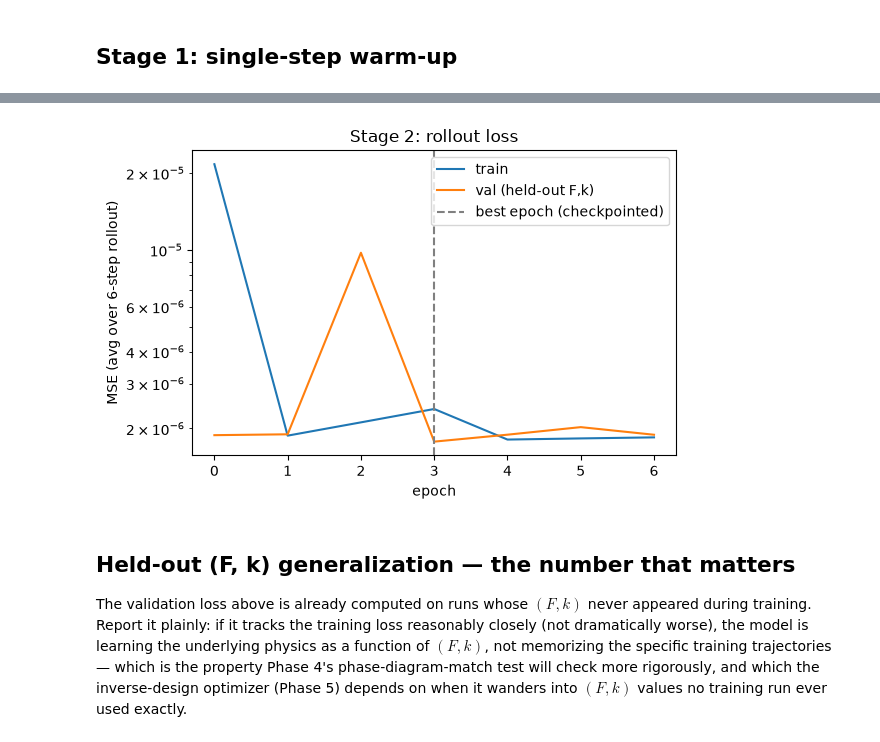
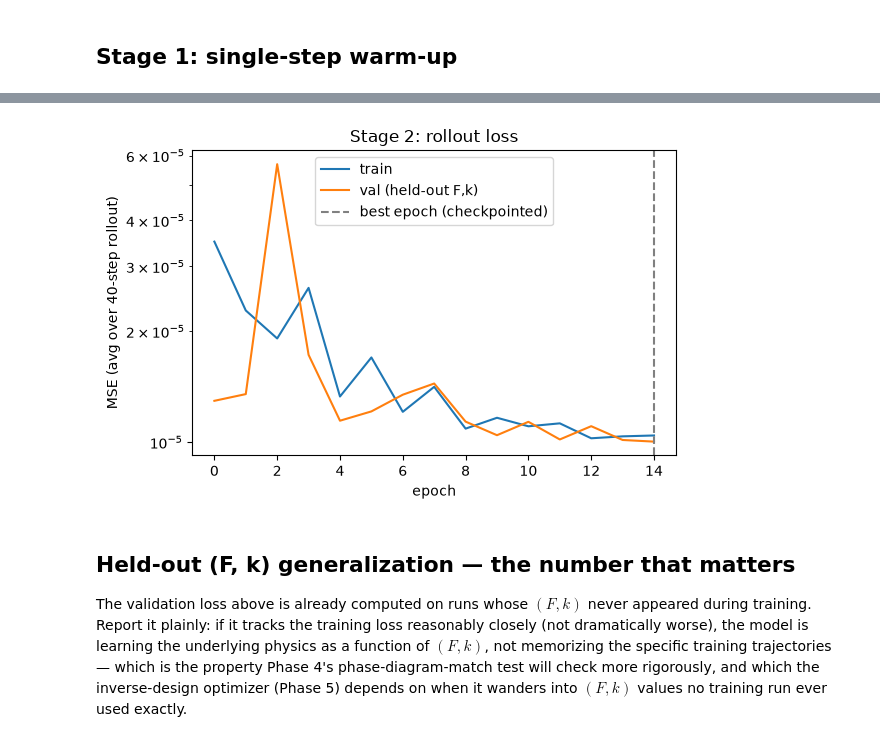
Before and after one commit to Akshay-Coded/graydiff, a Jupyter notebook: notebooks/03_training.ipynb, the cells around one changed output, grey strips where cells are left out. Saved outputs shown, nothing was run; the diff lists cells and outputs as text; code cells hidden in the pictures.

```diff
--- a/notebooks/03_training.ipynb
+++ b/notebooks/03_training.ipynb
@@ -66,7 +66,7 @@ def benchmark_single_step(device, n_batches=20, batch_size=64):
     return (time.perf_counter() - t0) / count, len(loader)
 
 
-def benchmark_rollout(device, n_batches=10, batch_size=16, rollout_len=6):
+def benchmark_rollout(device, n_batches=10, batch_size=8, rollout_len=40):
     loader = DataLoader(RolloutDataset(train_data, rollout_len=rollout_len), batch_size=batch_size, shuffle=True)
     model = Surrogate(hidden=64).to(device)
     opt = torch.optim.Adam(model.parameters(), lr=5e-4)
@@ -155,10 +165,10 @@ optimization both do) are never penalized during training.
 # %%
-ROLLOUT_LEN = 6
-train_loader_ro = DataLoader(RolloutDataset(train_data, rollout_len=ROLLOUT_LEN), batch_size=16, shuffle=True)
-val_loader_ro = DataLoader(RolloutDataset(val_data, rollout_len=ROLLOUT_LEN), batch_size=16)
+ROLLOUT_LEN = 40
+train_loader_ro = DataLoader(RolloutDataset(train_data, rollout_len=ROLLOUT_LEN), batch_size=8, shuffle=True)
+val_loader_ro = DataLoader(RolloutDataset(val_data, rollout_len=ROLLOUT_LEN), batch_size=8)
 
 t0 = time.perf_counter()
-history_ro = train_rollout(model, train_loader_ro, val_loader_ro, device, rollout_len=ROLLOUT_LEN, epochs=12, lr=5e-4, patience=3)
+history_ro = train_rollout(model, train_loader_ro, val_loader_ro, device, rollout_len=ROLLOUT_LEN, epochs=15, lr=3e-4, patience=4)
 t1 = time.perf_counter()
 print(f"Rollout training: {len(history_ro.train_loss)} epochs in {t1-t0:.1f}s, best epoch {history_ro.best_epoch}")
 print(f"Final train loss: {history_ro.train_loss[-1]:.6f}   val loss: {history_ro.val_loss[-1]:.6f}")
@@ -178,4 +188,4 @@ Final train loss: 0.000002   val loss: 0.000002
-[figure, old version]
+[figure, new version]
 # %% [markdown]
 ## Held-out (F, k) generalization — the number that matters
 
```
Also changed, not shown: parts of 6 cells of this notebook, 20 other files.
